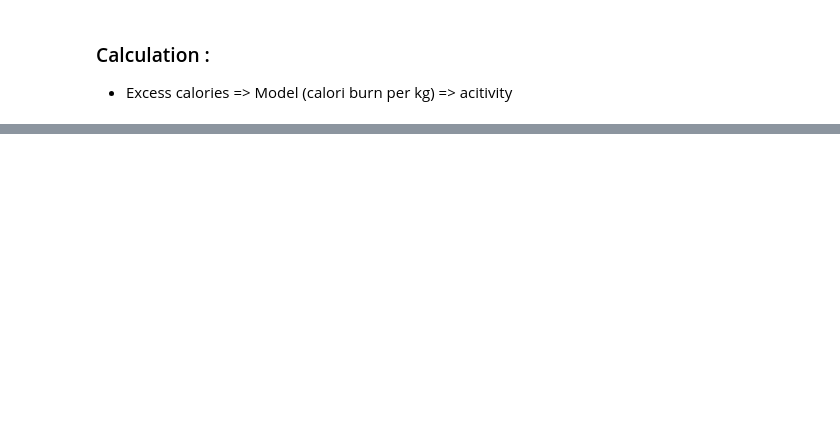
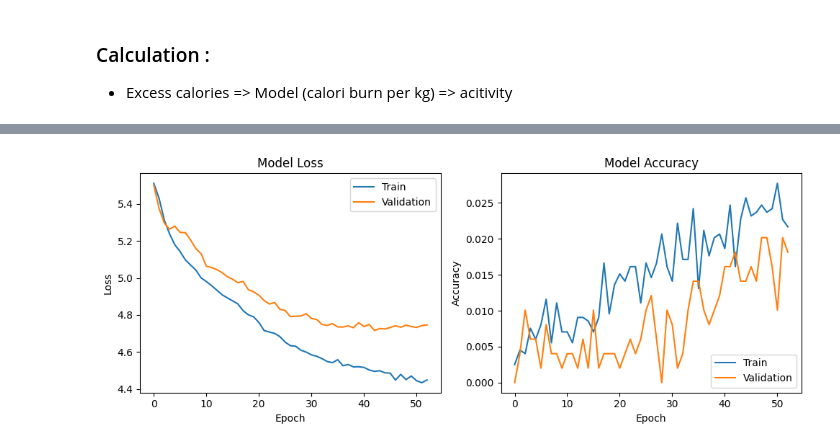
Before and after one commit to CH2-PS287/ML_Exercise-Recommendation, a Jupyter notebook: model.ipynb, the cells around one changed output, grey strips where cells are left out. Cells and saved outputs as stored; diff of their text form; code cells hidden in the pictures; blank space fills up the shorter version.

Commit message:
[Modeling]

```diff
--- a/model.ipynb
+++ b/model.ipynb
@@ -110,3 +115,6 @@ X
 # %%
 dataset=pd.concat([X['Mean_Calories'],y],axis=1)
 # dataset.to_csv('Exercise_Output.csv')
+# %%
+dataset=pd.read_csv('Exercise_Output.csv',index_col=0)
+dataset
@@ -162,0 +182,8 @@ dtype: object
+# %%
+X = dataset[['Mean_Calories']]
+y = dataset[['label']]
+# %%
+from sklearn.preprocessing import StandardScaler
+scaler = StandardScaler()
+X = pd.DataFrame(scaler.fit_transform(X),index=X.index,columns=X.columns)
+X
@@ -162,0 +233,30 @@ dtype: object
+# %%
+from sklearn.model_selection import train_test_split
+X_train, X_test, y_train, y_test = train_test_split(X, y, test_size=0.2, random_state=42)
+
+# Build a simple neural network model
+model = tf.keras.Sequential([
+    tf.keras.layers.Dense(256, activation='relu', input_shape=(X_train.shape[1],)),
+    tf.keras.layers.Dropout(0.5),
+    tf.keras.layers.Dense(128, activation='relu'),
+    tf.keras.layers.Dropout(0.5),
+    tf.keras.layers.Dense(64, activation='relu'),
+    tf.keras.layers.Dropout(0.5),
+    tf.keras.layers.Dense(32, activation='relu'),
+    tf.keras.layers.Dense(len(le.classes_), activation='softmax')
+])
+
+
+# Compile the model
+custom_optimizer = tf.keras.optimizers.Adam(learning_rate=0.001)
+model.compile(optimizer=custom_optimizer, loss='sparse_categorical_crossentropy', metrics=['accuracy'])
+
+
+# Train the model
+early_stopping = tf.keras.callbacks.EarlyStopping(monitor='val_loss', patience=10, restore_best_weights=True)
+history=model.fit(X_train, y_train, epochs=100, batch_size=32, validation_data=(X_test, y_test), callbacks=[early_stopping])
+
+
+# Evaluate the model on the test set
+loss, accuracy = model.evaluate(X_test, y_test)
+print(f'Test Loss: {loss}, Test Accuracy: {accuracy}')
@@ -162,0 +281,4 @@ dtype: object
+# %%
+plot_training_history(history)
+# %% [output]
+[figure, added]
```
Also changed, not shown: parts of 11 cells of this notebook.
